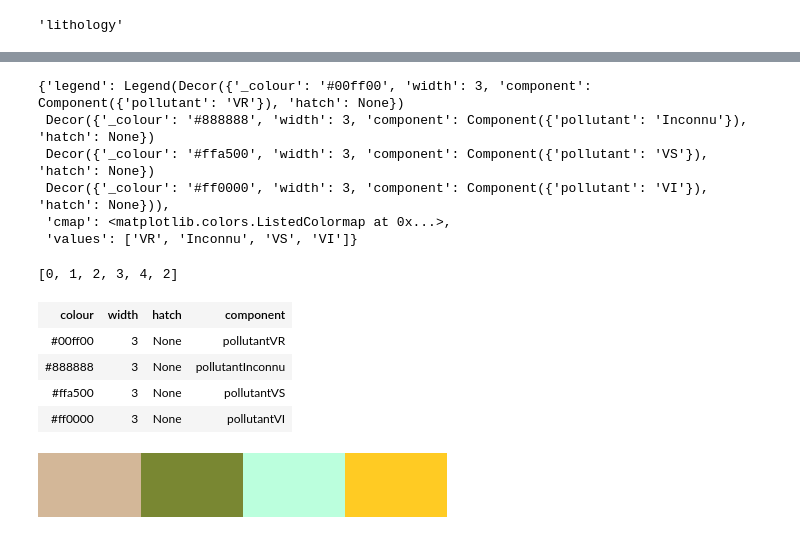
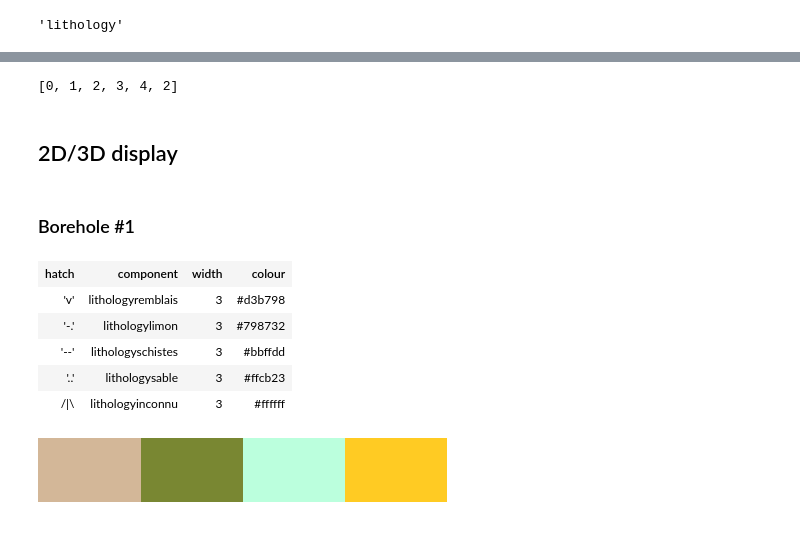
Before and after one commit to kaufmanno/GSDMA, a Jupyter notebook: playground/TFE_test/Samples_representation.ipynb, the cells around one changed output, grey strips where cells are left out. Drawn from its saved outputs; the diff is of its cells as text; code cells hidden in the pictures.

```diff
--- a/playground/TFE_test/Samples_representation.ipynb
+++ b/playground/TFE_test/Samples_representation.ipynb
@@ -120,10 +116 @@ pollutants [0 : 'VR', 1 : 'Inconnu', 2 : 'VS', 3 : 'VR', 4: 'VI']
-# %%
-bh3d_list[0].legend_dict[attrib[1]]#['legend']
-# %% [output]
-{'legend': Legend(Decor({'_colour': '#00ff00', 'width': 3, 'component': Component({'pollutant': 'VR'}), 'hatch': None})
- Decor({'_colour': '#888888', 'width': 3, 'component': Component({'pollutant': 'Inconnu'}), 'hatch': None})
- Decor({'_colour': '#ffa500', 'width': 3, 'component': Component({'pollutant': 'VS'}), 'hatch': None})
- Decor({'_colour': '#ff0000', 'width': 3, 'component': Component({'pollutant': 'VI'}), 'hatch': None})),
- 'cmap': <matplotlib.colors.ListedColormap at 0x...>,
- 'values': ['VR', 'Inconnu', 'VS', 'VI']}
 # %%
@@ -131,11 +118,18 @@ bh3d_list[0].geometry.data[0].array.array.tolist() # default attribute ('litholo
 # %% [output]
 [0, 1, 2, 3, 4, 2]
+# %% [markdown]
+## 2D/3D display
+# %% [markdown]
+### Borehole #1
+# %%
+a = 0
 # %%
-bh3d_list[0].legend_dict[attrib[1]]['legend']
+bh3d_list[0].legend_dict[attrib[a]]['legend']
 # %% [output]
-| colour | width | hatch | component |
-| #00ff00 | 3 | None | pollutantVR |
-| #888888 | 3 | None | pollutantInconnu |
-| #ffa500 | 3 | None | pollutantVS |
-| #ff0000 | 3 | None | pollutantVI |
+| hatch | component | width | colour |
+| 'v' | lithologyremblais | 3 | #d3b798 |
+| '-.' | lithologylimon | 3 | #798732 |
+| '--' | lithologyschistes | 3 | #bbffdd |
+| '..' | lithologysable | 3 | #ffcb23 |
+| /|\ | lithologyinconnu | 3 | #ffffff |
 # %%
```
Also changed, not shown: parts of 20 cells of this notebook, 5 other files.
